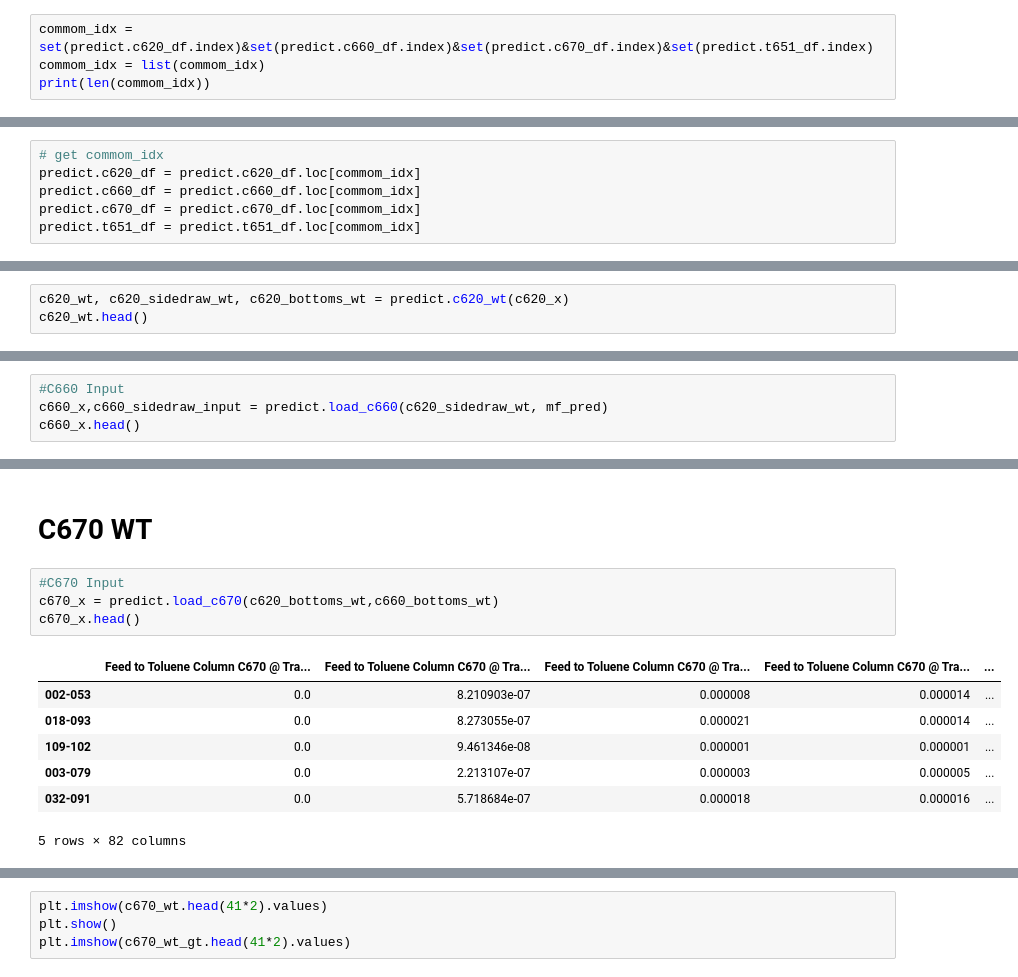
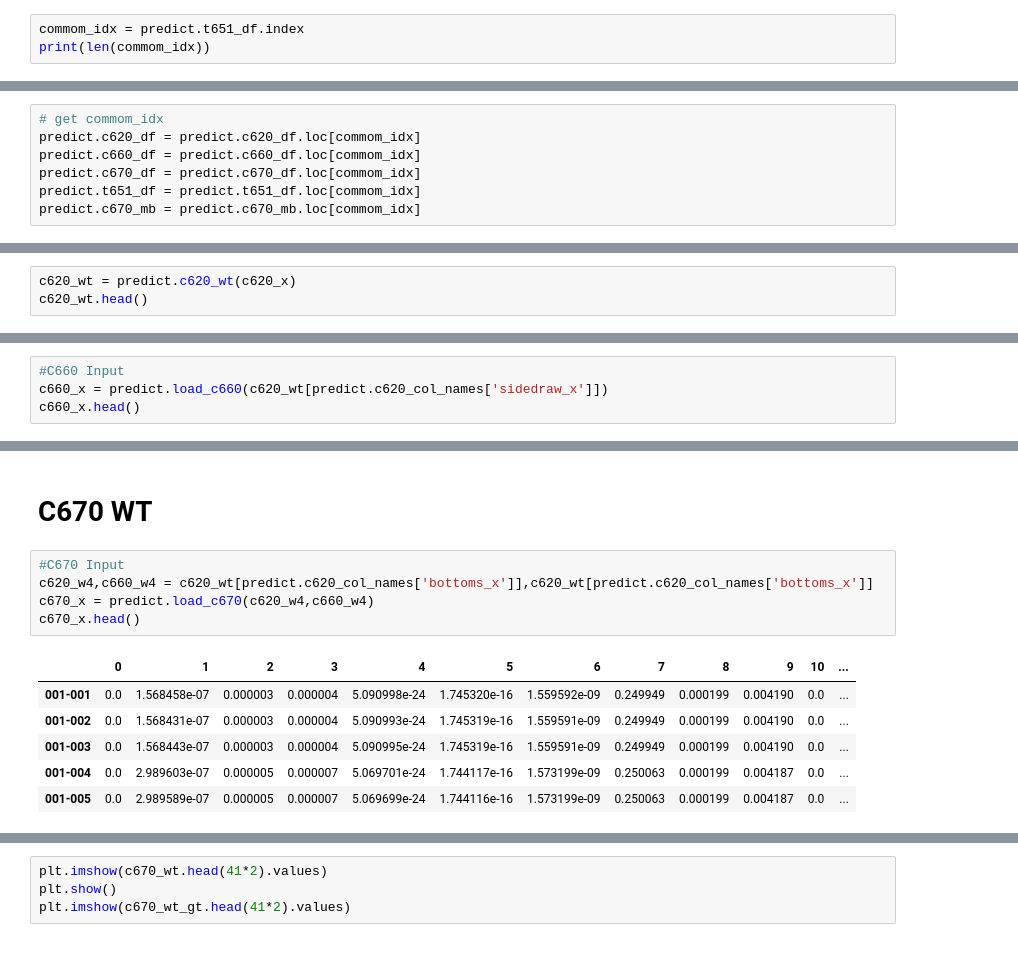
Before and after one commit to skywalker0803r/c620, a Jupyter notebook: notebook/Integration_and_test.ipynb, the cells around one changed output, grey strips where cells are left out. Saved outputs shown, nothing was run; the diff lists cells and outputs as text.

```diff
--- a/notebook/Integration_and_test.ipynb
+++ b/notebook/Integration_and_test.ipynb
@@ -222,5 +175,4 @@ np.any(np.isnan(predict.c620_df)),np.any(np.isnan(predict.c660_df)),np.any(np.is
 # %%
-commom_idx = set(predict.c620_df.index)&set(predict.c660_df.index)&set(predict.c670_df.index)&set(predict.t651_df.index)
-commom_idx = list(commom_idx)
+commom_idx = predict.t651_df.index
 print(len(commom_idx))
 # %% [output]
@@ -231,6 +183,7 @@ predict.c620_df = predict.c620_df.loc[commom_idx]
 predict.c660_df = predict.c660_df.loc[commom_idx]
 predict.c670_df = predict.c670_df.loc[commom_idx]
 predict.t651_df = predict.t651_df.loc[commom_idx]
+predict.c670_mb = predict.c670_mb.loc[commom_idx]
 # %% [markdown]
 # c620
 # %%
@@ -247,5 +200,5 @@ c620_x.head()
 # %%
-c620_wt, c620_sidedraw_wt, c620_bottoms_wt = predict.c620_wt(c620_x)
+c620_wt = predict.c620_wt(c620_x)
 c620_wt.head()
 # %% [output]
 |  | Tatoray Stripper C620 Operation_V... | Tatoray Stripper C620 Operation_V... | Tatoray Stripper C620 Operation_V... | Tatoray Stripper C620 Operation_V... | ... |
@@ -350,7 +291,7 @@ mf_pred.head()
 #C660 WT
 # %%
 #C660 Input
-c660_x,c660_sidedraw_input = predict.load_c660(c620_sidedraw_wt, mf_pred)
+c660_x = predict.load_c660(c620_wt[predict.c620_col_names['sidedraw_x']])
 c660_x.head()
 # %% [output]
 |  | Benzene Column C660 Operation_Spe... | Benzene Column C660 Operation_Spe... | Combined Feed to Benzene Column C... | Combined Feed to Benzene Column C... | ... |
@@ -455,16 +394,16 @@ predict.model_c660_op.show_metrics(c660_op,c660_op_gt)
 # C670 WT
 # %%
 #C670 Input
-c670_x = predict.load_c670(c620_bottoms_wt,c660_bottoms_wt)
+c620_w4,c660_w4 = c620_wt[predict.c620_col_names['bottoms_x']],c620_wt[predict.c620_col_names['bottoms_x']]
+c670_x = predict.load_c670(c620_w4,c660_w4)
 c670_x.head()
 # %% [output]
-|  | Feed to Toluene Column C670 @ Tra... | Feed to Toluene Column C670 @ Tra... | Feed to Toluene Column C670 @ Tra... | Feed to Toluene Column C670 @ Tra... | ... |
-| 002-053 | 0.0 | 8.210903e-07 | 0.000008 | 0.000014 | ... |
-| 018-093 | 0.0 | 8.273055e-07 | 0.000021 | 0.000014 | ... |
-| 109-102 | 0.0 | 9.461346e-08 | 0.000001 | 0.000001 | ... |
-| 003-079 | 0.0 | 2.213107e-07 | 0.000003 | 0.000005 | ... |
-| 032-091 | 0.0 | 5.718684e-07 | 0.000018 | 0.000016 | ... |
+|  | 0 | 1 | 2 | 3 | 4 | 5 | 6 | 7 | 8 | 9 | 10 | ... |
+| 001-001 | 0.0 | 1.568458e-07 | 0.000003 | 0.000004 | 5.090998e-24 | 1.745320e-16 | 1.559592e-09 | 0.249949 | 0.000199 | 0.004190 | 0.0 | ... |
+| 001-002 | 0.0 | 1.568431e-07 | 0.000003 | 0.000004 | 5.090993e-24 | 1.745319e-16 | 1.559591e-09 | 0.249949 | 0.000199 | 0.004190 | 0.0 | ... |
+| 001-003 | 0.0 | 1.568443e-07 | 0.000003 | 0.000004 | 5.090995e-24 | 1.745319e-16 | 1.559591e-09 | 0.249949 | 0.000199 | 0.004190 | 0.0 | ... |
+| 001-004 | 0.0 | 2.989603e-07 | 0.000005 | 0.000007 | 5.069701e-24 | 1.744117e-16 | 1.573199e-09 | 0.250063 | 0.000199 | 0.004187 | 0.0 | ... |
+| 001-005 | 0.0 | 2.989589e-07 | 0.000005 | 0.000007 | 5.069699e-24 | 1.744116e-16 | 1.573199e-09 | 0.250063 | 0.000199 | 0.004187 | 0.0 | ... |
-5 rows × 82 columns
 # %%
 c670_wt = predict.c670_wt(c670_x)
 c670_wt = c670_wt.dropna(axis=0)
```
Also changed, not shown: parts of 31 cells of this notebook.
